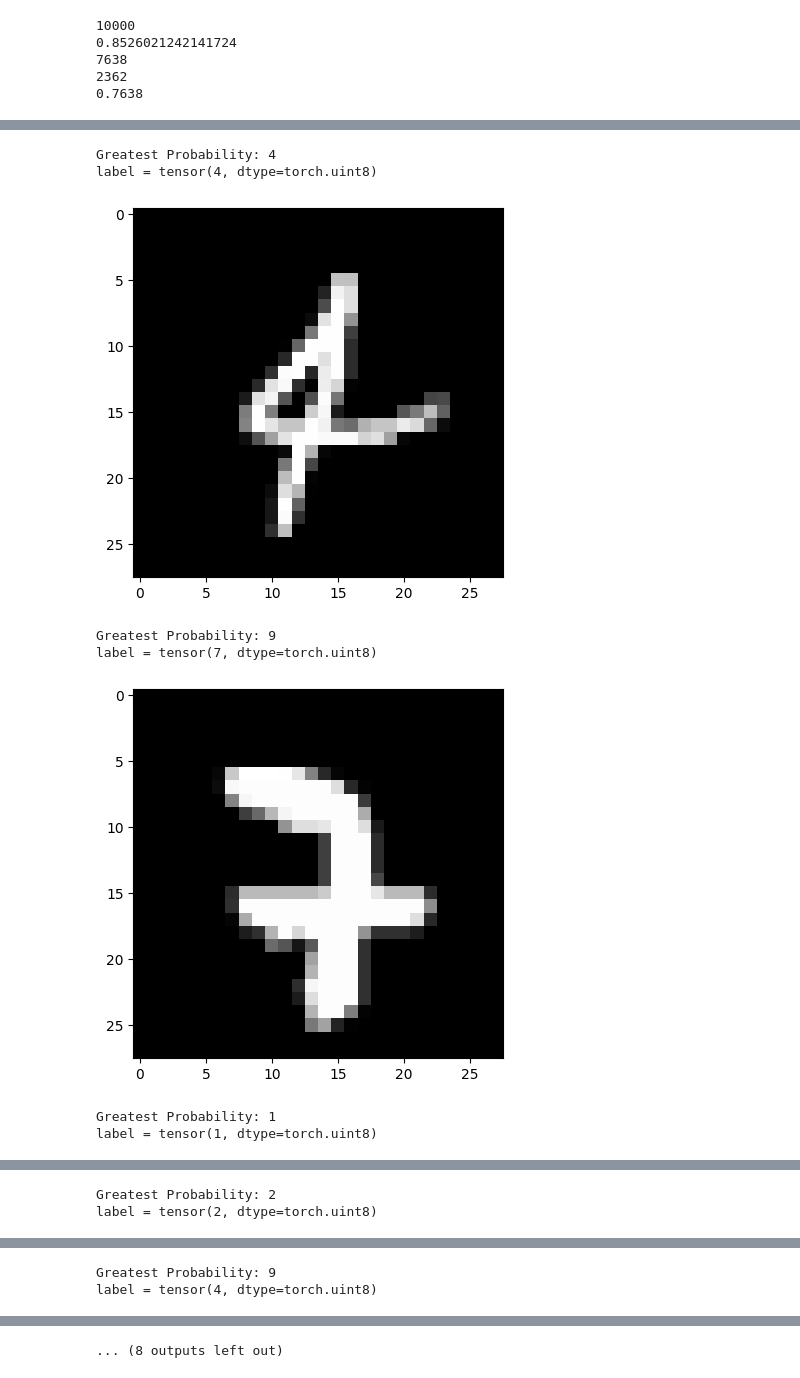
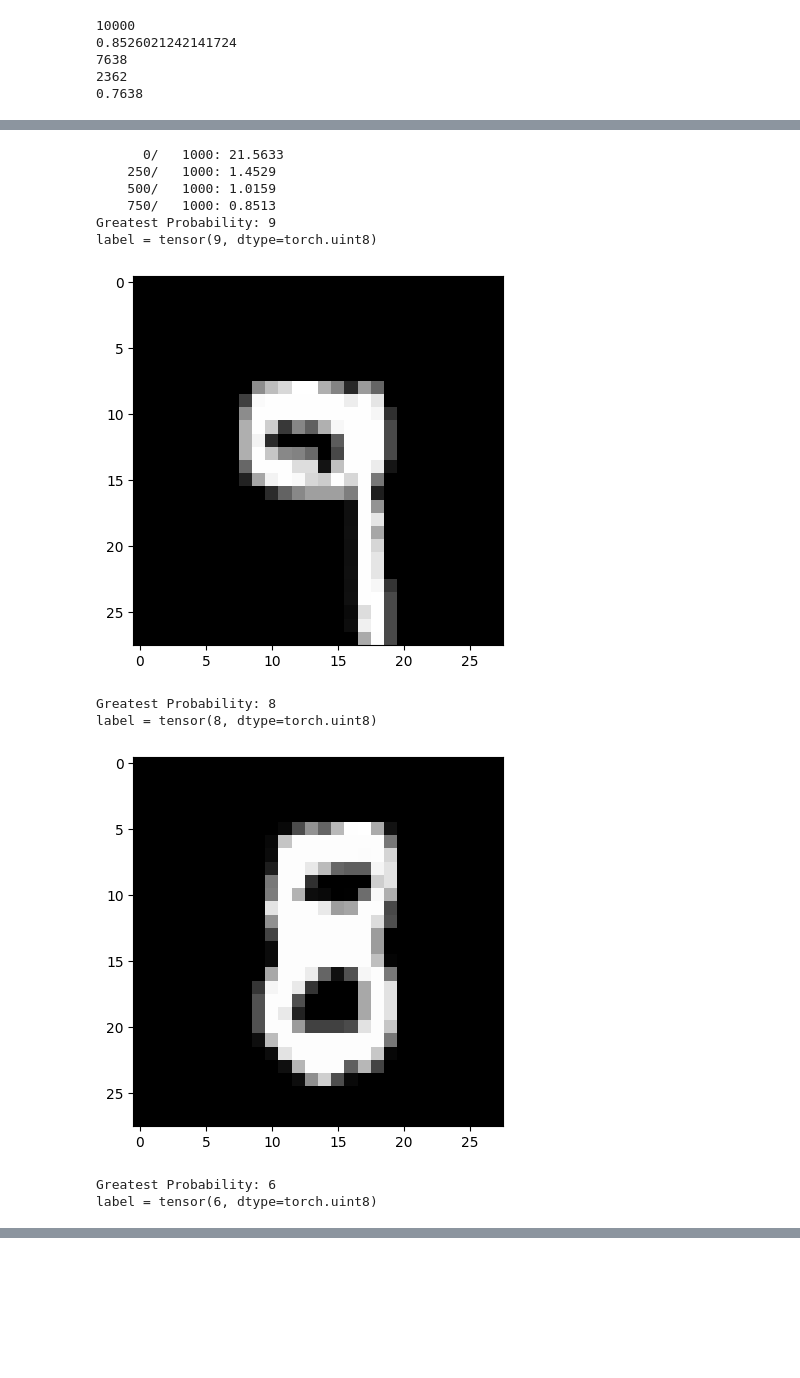
Before and after one commit to julianh65/mnist_learning, a Jupyter notebook: Untitled.ipynb, the cells around one changed output, grey strips where cells are left out. Cells and saved outputs as stored; diff of their text form; code cells hidden in the pictures; blank space fills up the shorter version.

```diff
--- a/Untitled.ipynb
+++ b/Untitled.ipynb
@@ -539,4 +602,4 @@ class Simple_Model:
 # %%
-my_model = Simple_Model(input_dim=784, output_dim=10, num_layers=3, layer_widths=[256, 256, 256], activation_function="Tanh", norm_type="Layer", steps=500, learning_rate=0.02, batch_size=64, device=mps_device)
+my_model = Simple_Model(input_dim=784, output_dim=10, num_layers=4, layer_widths=[512, 512, 512, 512], activation_function="Tanh", norm_type="Batch", steps=1500, learning_rate=0.005, batch_size=256, device=mps_device)
 my_model.train(x, y)
 # %% [output]
@@ -556,13 +629,14 @@ my_model.calculate_loss(xtest, ytest)
 2362
 0.7638
 # %%
-m1 = Simple_Model(input_dim=784, output_dim=10, num_layers=3, layer_widths=[512, 512, 512], activation_function="Tanh", norm_type="Batch", steps=1000, learning_rate=0.02, batch_size=64, device=mps_device)
-m2 = Simple_Model(input_dim=784, output_dim=10, num_layers=5, layer_widths=[256, 256, 256, 256, 128], activation_function="Tanh", norm_type="Layer", steps=1000, learning_rate=0.01, batch_size=64, device=mps_device)
-m3 = Simple_Model(input_dim=784, output_dim=10, num_layers=4, layer_widths=[1028, 1028, 1028, 512], activation_function="Tanh", norm_type="Layer", steps=1000, learning_rate=0.01, batch_size=64, device=mps_device)
-m4 = Simple_Model(input_dim=784, output_dim=10, num_layers=6, layer_widths=[256, 256, 256, 128, 128, 128], activation_function="Tanh", norm_type="Layer", steps=1000, learning_rate=0.01, batch_size=64, device=mps_device)
-m5 = Simple_Model(input_dim=784, output_dim=10, num_layers=4, layer_widths=[2056, 2056, 2056], activation_function="Tanh", norm_type="Layer", steps=1000, learning_rate=0.02, batch_size=64, device=mps_device)
+m1 = Simple_Model(input_dim=784, output_dim=10, num_layers=4, layer_widths=[512, 512, 512, 512], activation_function="Relu", norm_type="Batch", steps=1000, learning_rate=0.01, batch_size=256, device=mps_device)
+m2 = Simple_Model(input_dim=784, output_dim=10, num_layers=4, layer_widths=[768, 768, 768, 768], activation_function="Relu", norm_type="Batch", steps=1000, learning_rate=0.01, batch_size=256, device=mps_device)
+m3 = Simple_Model(input_dim=784, output_dim=10, num_layers=4, layer_widths=[768, 768, 512, 512], activation_function="Relu", norm_type="Batch", steps=1000, learning_rate=0.01, batch_size=256, device=mps_device)
+m4 = Simple_Model(input_dim=784, output_dim=10, num_layers=4, layer_widths=[512, 512, 512, 512], activation_function="Relu", norm_type="Batch", steps=1500, learning_rate=0.005, batch_size=256, device=mps_device)
+m5 = Simple_Model(input_dim=784, output_dim=10, num_layers=4, layer_widths=[2512, 512, 512, 512], activation_function="Relu", norm_type="Batch", steps=1000, learning_rate=0.005, batch_size=512, device=mps_device)
 models = [m1, m2, m3, m4, m5]
 for model in models:
     model.train(x,y, train_print_step=250)
     model.calculate_loss(xtest, ytest)
+
     print("-------------")
@@ -568,0 +661,4 @@ for model in models:
+# %%
+for i in range(0, 20):
+    my_model.sample_from_model(xtest[i])
+    display_image_at_index(i, test=True)
@@ -568,0 +686,12 @@ for model in models:
+# %%
+m1 = Simple_Model(input_dim=784, output_dim=10, num_layers=4, layer_widths=[512, 512, 512, 512], activation_function="Tanh", norm_type="Batch", steps=1000, learning_rate=0.01, batch_size=256, device=mps_device)
+m2 = Simple_Model(input_dim=784, output_dim=10, num_layers=4, layer_widths=[768, 768, 768, 768], activation_function="Tanh", norm_type="Batch", steps=1000, learning_rate=0.01, batch_size=256, device=mps_device)
+m3 = Simple_Model(input_dim=784, output_dim=10, num_layers=4, layer_widths=[768, 768, 512, 512], activation_function="Tanh", norm_type="Batch", steps=1000, learning_rate=0.01, batch_size=256, device=mps_device)
+m4 = Simple_Model(input_dim=784, output_dim=10, num_layers=4, layer_widths=[512, 512, 512, 512], activation_function="Tanh", norm_type="Batch", steps=1500, learning_rate=0.005, batch_size=256, device=mps_device)
+m5 = Simple_Model(input_dim=784, output_dim=10, num_layers=4, layer_widths=[2512, 512, 512, 512], activation_function="Tanh", norm_type="Batch", steps=1000, learning_rate=0.005, batch_size=512, device=mps_device)
+models = [m1, m2, m3, m4, m5]
+for model in models:
+    model.train(x,y, train_print_step=250)
+    model.calculate_loss(xtest, ytest)
+
+    print("-------------")
@@ -569,13 +716,20 @@ for model in models:
 # %%
-for i in range(300, 310):
-    my_model.sample_from_model(xtest[i])
+m3 = Simple_Model(input_dim=784, output_dim=10, num_layers=4, layer_widths=[768, 768, 512, 512], activation_function="Tanh", norm_type="Batch", steps=1000, learning_rate=0.01, batch_size=256, device=mps_device)
+m3.train(x,y, train_print_step=250)
+
+for i in range(6000, 6003):
+    m3.sample_from_model(xtest[i])
     display_image_at_index(i, test=True)
 # %% [output]
-Greatest Probability: 4
-label = tensor(4, dtype=torch.uint8)
+      0/   1000: 21.5633
+    250/   1000: 1.4529
+    500/   1000: 1.0159
+    750/   1000: 0.8513
+Greatest Probability: 9
+label = tensor(9, dtype=torch.uint8)
-[figure, old version]
+[figure, new version]
-Greatest Probability: 9
-label = tensor(7, dtype=torch.uint8)
+Greatest Probability: 8
+label = tensor(8, dtype=torch.uint8)
-[figure, old version]
+[figure, new version]
-Greatest Probability: 1
-label = tensor(1, dtype=torch.uint8)
+Greatest Probability: 6
+label = tensor(6, dtype=torch.uint8)
@@ -583,2 +736,0 @@ label = tensor(1, dtype=torch.uint8)
-Greatest Probability: 2
-label = tensor(2, dtype=torch.uint8)
@@ -586,2 +736,0 @@ label = tensor(2, dtype=torch.uint8)
-Greatest Probability: 9
-label = tensor(4, dtype=torch.uint8)
@@ -592 +736,0 @@ label = tensor(0, dtype=torch.uint8)
-... (8 outputs left out)
```
Also changed, not shown: parts of 14 cells of this notebook, 5 other files.
